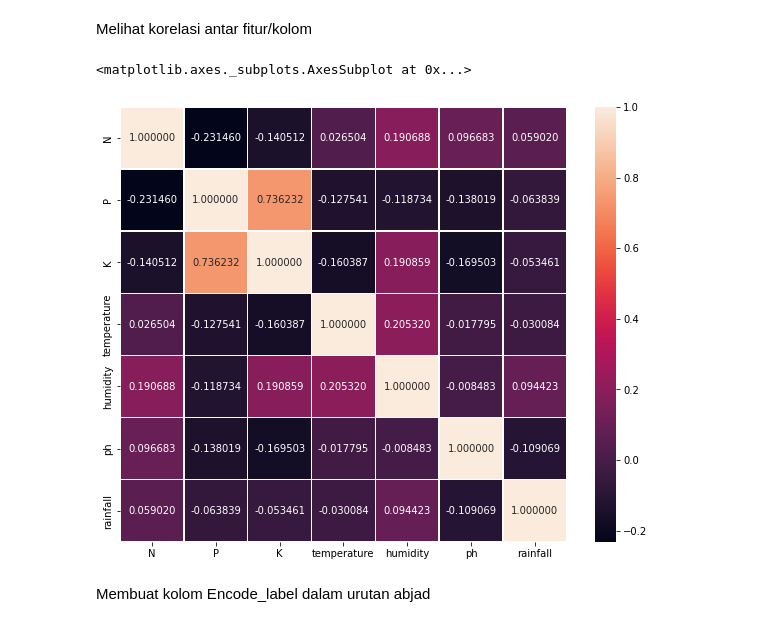
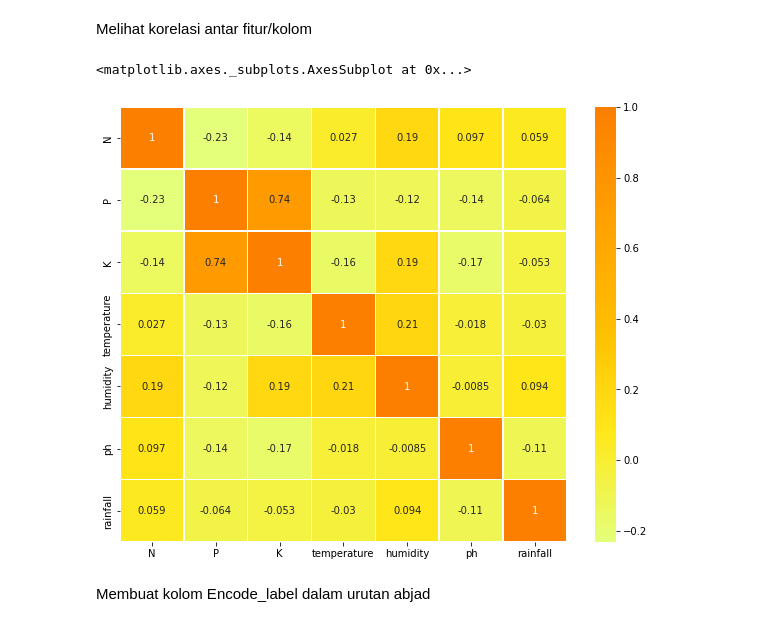
Before and after one commit to wiwekapremana/system-recommendation-crop, a Jupyter notebook: System_Recommendation_Crop.ipynb, the cells around one changed output. Cells and saved outputs as stored; diff of their text form; code cells hidden in the pictures.

```diff
--- a/System_Recommendation_Crop.ipynb
+++ b/System_Recommendation_Crop.ipynb
@@ -296,11 +294,11 @@ Melihat korelasi antar fitur/kolom
 # %%
 correlation_mat = crop_df.corr()
 correlation_mat
 plt.figure(figsize=(10,8))
-sns.heatmap(correlation_mat, linewidths=.5,annot=True, fmt="f")
+sns.heatmap(correlation_mat, linewidths=.5,annot=True, cmap = 'Wistia')
 # %% [output]
 <matplotlib.axes._subplots.AxesSubplot at 0x...>
-[figure, old version]
+[figure, new version]
 # %% [markdown]
 Membuat kolom Encode_label dalam urutan abjad
 # %%
```
Also changed, not shown: parts of 24 cells of this notebook.
